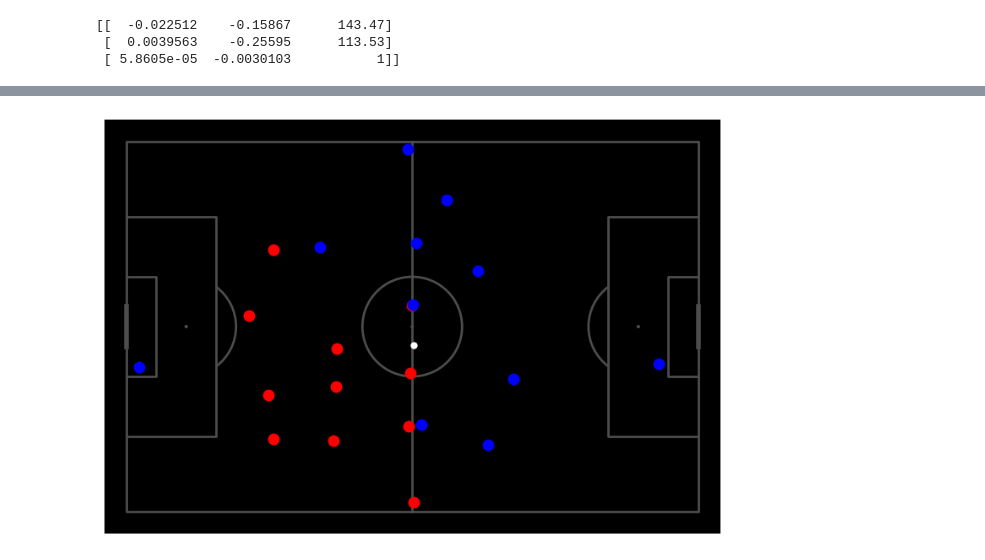
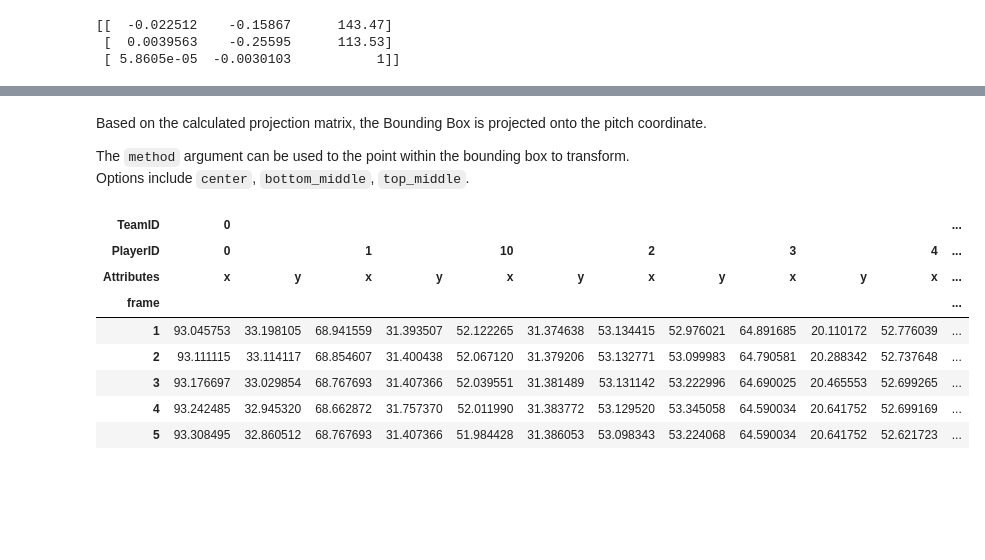
Before and after one commit to AtomScott/SportsLabKit, a Jupyter notebook: notebooks/02_user_guide/bbdf_to_codf.ipynb, the cells around one changed output, grey strips where cells are left out. Saved outputs shown, nothing was run; the diff lists cells and outputs as text; code cells hidden in the pictures; blank space fills up the shorter version.

```diff
--- a/notebooks/02_user_guide/bbdf_to_codf.ipynb
+++ b/notebooks/02_user_guide/bbdf_to_codf.ipynb
@@ -109,4 +83,18 @@ codf.head()
-# %%
-codf.visualize_frame(0)
-# %% [output]
-[figure, removed]
+# %% [markdown]
+Based on the calculated projection matrix, the Bounding Box is projected onto the pitch coordinate.
+
+The `method` argument can be used to the point within the bounding box to transform. \
+Options include `center`, `bottom_middle`, `top_middle`.
+# %%
+codf = bbdf.to_codf(cam.H, method='bottom_middle')
+show_df(codf.head())
+# %% [output]
+| TeamID | 0 |  |  |  |  |  |  |  |  |  |  | ... |
+| PlayerID | 0 |  | 1 |  | 10 |  | 2 |  | 3 |  | 4 | ... |
+| Attributes | x | y | x | y | x | y | x | y | x | y | x | ... |
+| frame |  |  |  |  |  |  |  |  |  |  |  | ... |
+| 1 | 93.045753 | 33.198105 | 68.941559 | 31.393507 | 52.122265 | 31.374638 | 53.134415 | 52.976021 | 64.891685 | 20.110172 | 52.776039 | ... |
+| 2 | 93.111115 | 33.114117 | 68.854607 | 31.400438 | 52.067120 | 31.379206 | 53.132771 | 53.099983 | 64.790581 | 20.288342 | 52.737648 | ... |
+| 3 | 93.176697 | 33.029854 | 68.767693 | 31.407366 | 52.039551 | 31.381489 | 53.131142 | 53.222996 | 64.690025 | 20.465553 | 52.699265 | ... |
+| 4 | 93.242485 | 32.945320 | 68.662872 | 31.757370 | 52.011990 | 31.383772 | 53.129520 | 53.345058 | 64.590034 | 20.641752 | 52.699169 | ... |
+| 5 | 93.308495 | 32.860512 | 68.767693 | 31.407366 | 51.984428 | 31.386053 | 53.098343 | 53.224068 | 64.590034 | 20.641752 | 52.621723 | ... |
```
Also changed, not shown: parts of 13 cells of this notebook.
